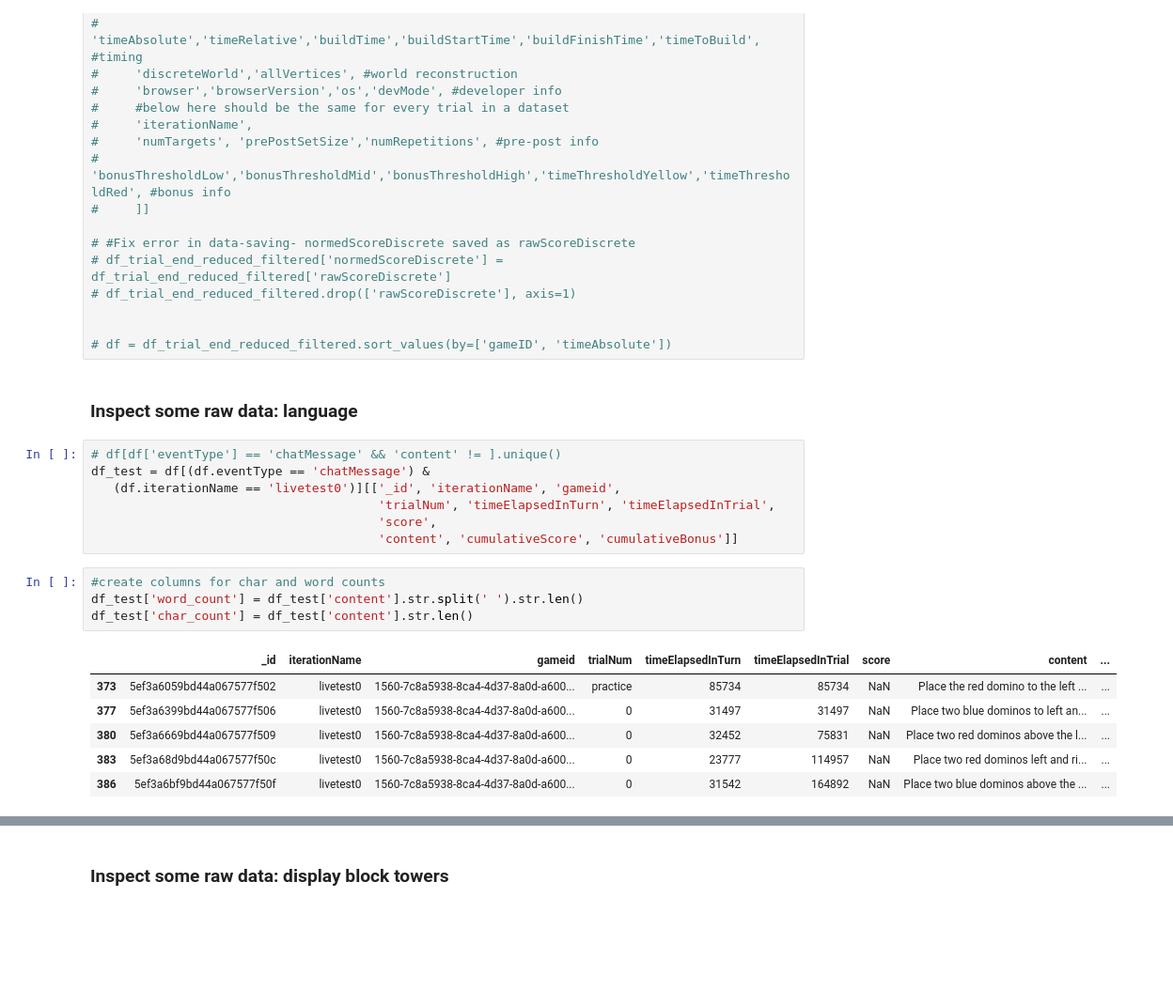
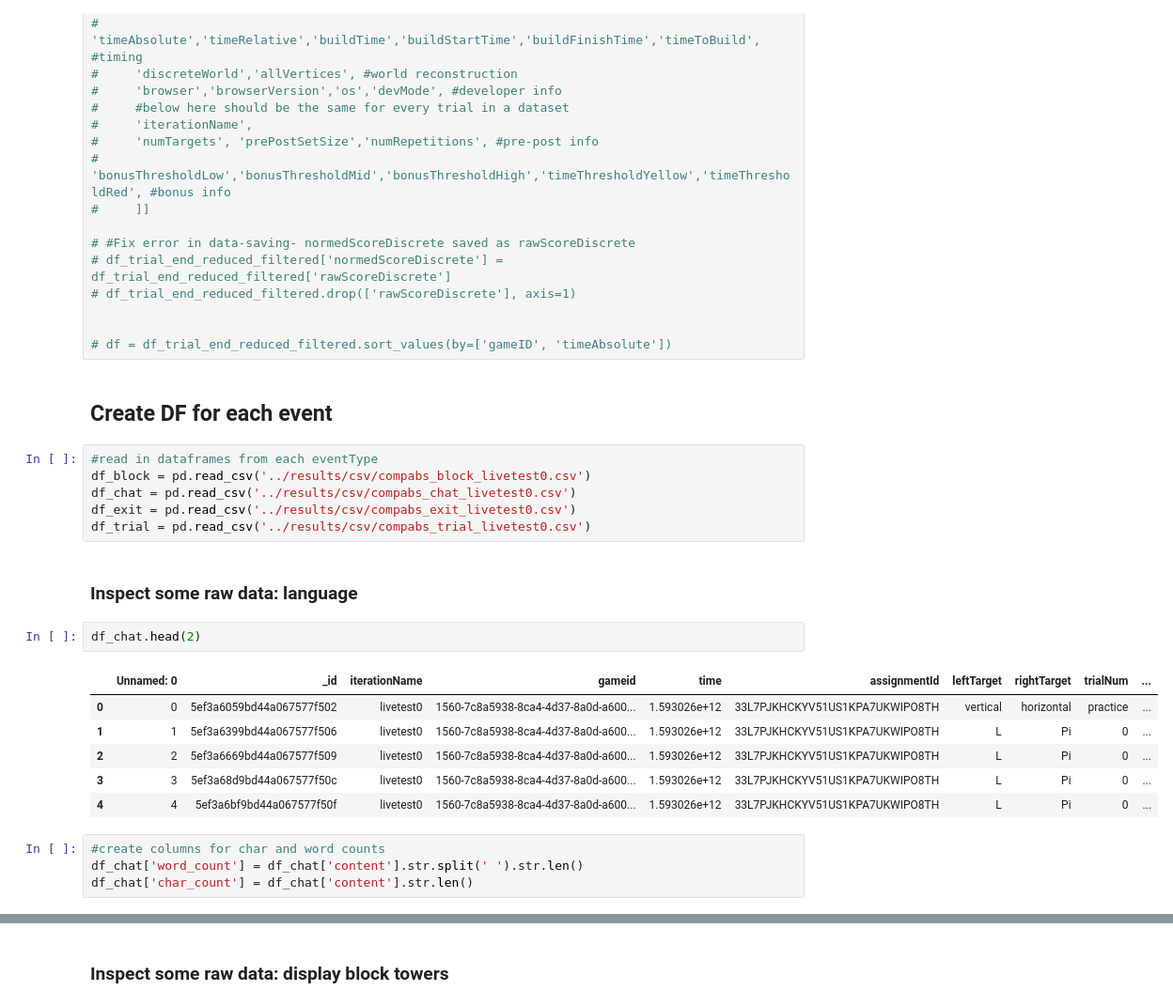
Before and after one commit to cogtoolslab/compositional-abstractions, a Jupyter notebook: analysis/compabs_analysis.ipynb, the cells around one changed output, grey strips where cells are left out. Shown at 94% size. Cells and saved outputs as stored; diff of their text form; blank space fills up the shorter version.

```diff
--- a/analysis/compabs_analysis.ipynb
+++ b/analysis/compabs_analysis.ipynb
@@ -294,23 +235,26 @@ array(['tall on left, flat on right', 'C on left; arch on right',
 
 
 # df = df_trial_end_reduced_filtered.sort_values(by=['gameID', 'timeAbsolute'])
+# %% [markdown]
+## Create DF for each event
+# %%
+#read in dataframes from each eventType
+df_block = pd.read_csv('../results/csv/compabs_block_livetest0.csv')
+df_chat = pd.read_csv('../results/csv/compabs_chat_livetest0.csv')
+df_exit = pd.read_csv('../results/csv/compabs_exit_livetest0.csv')
+df_trial = pd.read_csv('../results/csv/compabs_trial_livetest0.csv')
 # %% [markdown]
 ### Inspect some raw data: language
-# %%
-# df[df['eventType'] == 'chatMessage' && 'content' != ].unique()
-df_test = df[(df.eventType == 'chatMessage') &
-   (df.iterationName == 'livetest0')][['_id', 'iterationName', 'gameid',
-                                       'trialNum', 'timeElapsedInTurn', 'timeElapsedInTrial',
-                                       'score',
-                                       'content', 'cumulativeScore', 'cumulativeBonus']]
+# %%
+df_chat.head(2)
+# %% [output]
+|  | Unnamed: 0 | _id | iterationName | gameid | time | assignmentId | leftTarget | rightTarget | trialNum | ... |
+| 0 | 0 | 5ef3a6059bd44a067577f502 | livetest0 | 1560-7c8a5938-8ca4-4d37-8a0d-a600... | 1.593026e+12 | 33L7PJKHCKYV51US1KPA7UKWIPO8TH | vertical | horizontal | practice | ... |
+| 1 | 1 | 5ef3a6399bd44a067577f506 | livetest0 | 1560-7c8a5938-8ca4-4d37-8a0d-a600... | 1.593026e+12 | 33L7PJKHCKYV51US1KPA7UKWIPO8TH | L | Pi | 0 | ... |
+| 2 | 2 | 5ef3a6669bd44a067577f509 | livetest0 | 1560-7c8a5938-8ca4-4d37-8a0d-a600... | 1.593026e+12 | 33L7PJKHCKYV51US1KPA7UKWIPO8TH | L | Pi | 0 | ... |
+| 3 | 3 | 5ef3a68d9bd44a067577f50c | livetest0 | 1560-7c8a5938-8ca4-4d37-8a0d-a600... | 1.593026e+12 | 33L7PJKHCKYV51US1KPA7UKWIPO8TH | L | Pi | 0 | ... |
+| 4 | 4 | 5ef3a6bf9bd44a067577f50f | livetest0 | 1560-7c8a5938-8ca4-4d37-8a0d-a600... | 1.593026e+12 | 33L7PJKHCKYV51US1KPA7UKWIPO8TH | L | Pi | 0 | ... |
 # %%
 #create columns for char and word counts
-df_test['word_count'] = df_test['content'].str.split(' ').str.len()
-df_test['char_count'] = df_test['content'].str.len()
+df_chat['word_count'] = df_chat['content'].str.split(' ').str.len()
+df_chat['char_count'] = df_chat['content'].str.len()
-# %% [output]
-|  | _id | iterationName | gameid | trialNum | timeElapsedInTurn | timeElapsedInTrial | score | content | ... |
-| 373 | 5ef3a6059bd44a067577f502 | livetest0 | 1560-7c8a5938-8ca4-4d37-8a0d-a600... | practice | 85734 | 85734 | NaN | Place the red domino to the left ... | ... |
-| 377 | 5ef3a6399bd44a067577f506 | livetest0 | 1560-7c8a5938-8ca4-4d37-8a0d-a600... | 0 | 31497 | 31497 | NaN | Place two blue dominos to left an... | ... |
-| 380 | 5ef3a6669bd44a067577f509 | livetest0 | 1560-7c8a5938-8ca4-4d37-8a0d-a600... | 0 | 32452 | 75831 | NaN | Place two red dominos above the l... | ... |
-| 383 | 5ef3a68d9bd44a067577f50c | livetest0 | 1560-7c8a5938-8ca4-4d37-8a0d-a600... | 0 | 23777 | 114957 | NaN | Place two red dominos left and ri... | ... |
-| 386 | 5ef3a6bf9bd44a067577f50f | livetest0 | 1560-7c8a5938-8ca4-4d37-8a0d-a600... | 0 | 31542 | 164892 | NaN | Place two blue dominos above the ... | ... |
```
Also changed, not shown: parts of 24 cells of this notebook.
